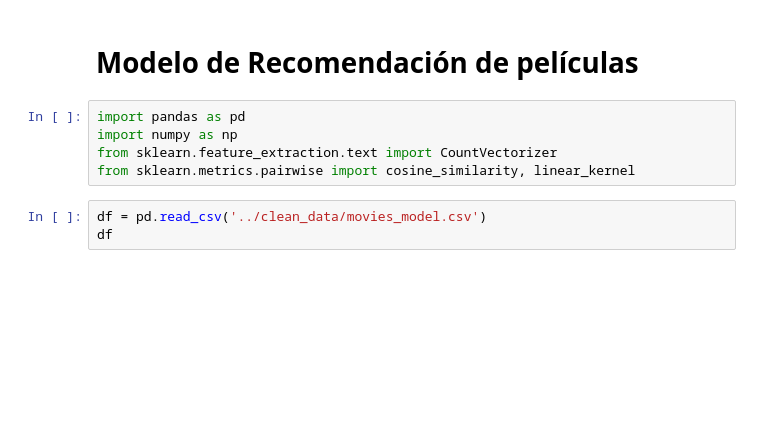
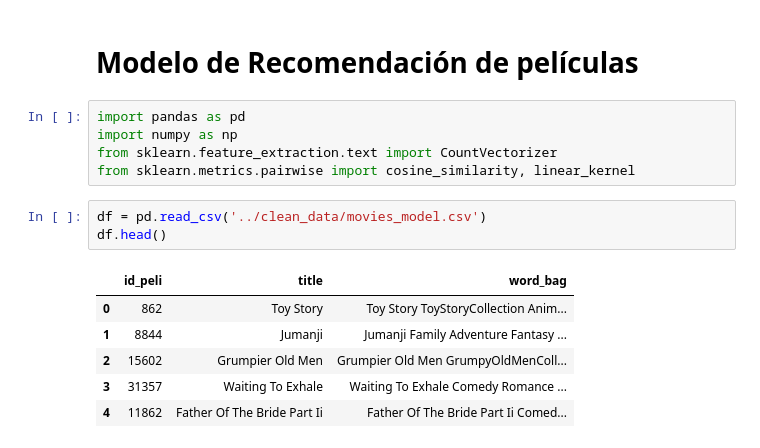
Before and after one commit to Tinmarian/PI1_MLOps_HENRY, a Jupyter notebook: ML_model/ML_model.ipynb, the cells around one changed output. Saved outputs shown, nothing was run; the diff lists cells and outputs as text; blank space fills up the shorter version.

```diff
--- a/ML_model/ML_model.ipynb
+++ b/ML_model/ML_model.ipynb
@@ -7,7 +7,14 @@ from sklearn.feature_extraction.text import CountVectorizer
 from sklearn.metrics.pairwise import cosine_similarity, linear_kernel
 # %%
 df = pd.read_csv('../clean_data/movies_model.csv')
-df
+df.head()
+# %% [output]
+|  | id_peli | title | word_bag |
+| 0 | 862 | Toy Story | Toy Story ToyStoryCollection Anim... |
+| 1 | 8844 | Jumanji | Jumanji Family Adventure Fantasy ... |
+| 2 | 15602 | Grumpier Old Men | Grumpier Old Men GrumpyOldMenColl... |
+| 3 | 31357 | Waiting To Exhale | Waiting To Exhale Comedy Romance ... |
+| 4 | 11862 | Father Of The Bride Part Ii | Father Of The Bride Part Ii Comed... |
 # %%
 cv_fvector = CountVectorizer(stop_words='english')
 vector = cv_fvector.fit_transform(df['word_bag']).toarray()
```
Also changed, not shown: parts of 8 cells of this notebook, 3 other files.
